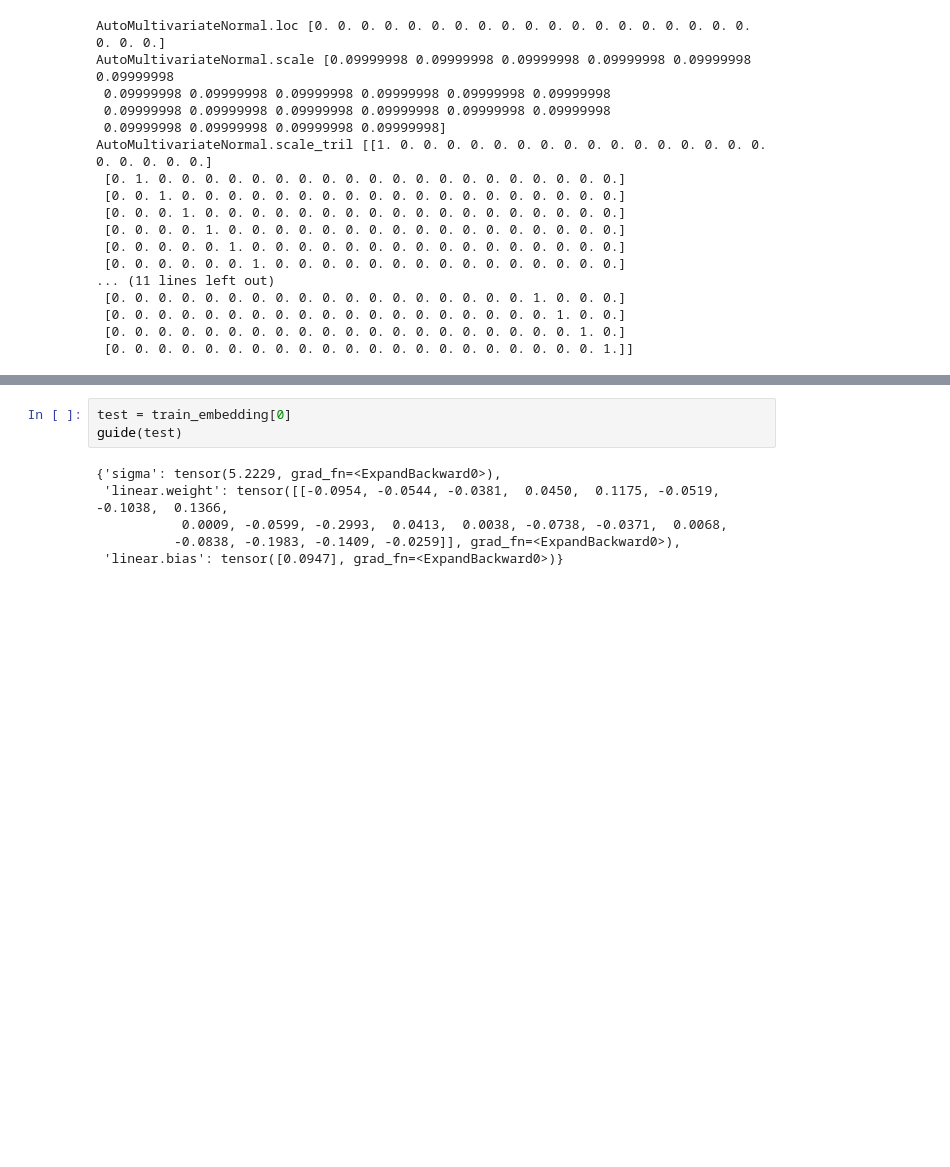
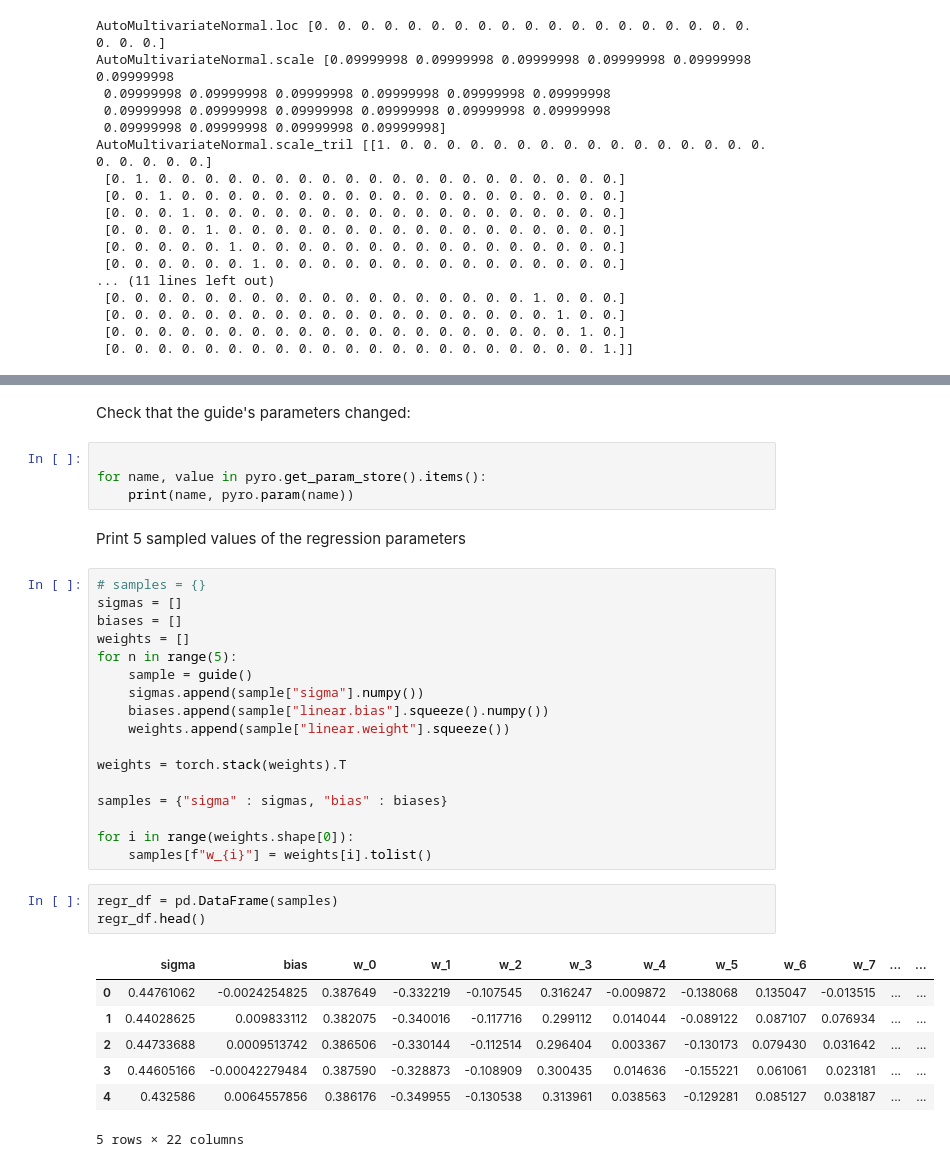
Before and after one commit to MicheleUIT/Probabilistic-load-forecasting-with-Reservoir-Computing, a Jupyter notebook: code/time_series_forecast.ipynb, the cells around one changed output, grey strips where cells are left out. Saved outputs shown, nothing was run; the diff lists cells and outputs as text; blank space fills up the shorter version.

```diff
--- a/code/time_series_forecast.ipynb
+++ b/code/time_series_forecast.ipynb
@@ -136,9 +151,36 @@ ValueError: at site "obs", invalid log_prob shape
-# %%
-test = train_embedding[0]
-guide(test)
-# %% [output]
-{'sigma': tensor(5.2229, grad_fn=<ExpandBackward0>),
- 'linear.weight': tensor([[-0.0954, -0.0544, -0.0381,  0.0450,  0.1175, -0.0519, -0.1038,  0.1366,
-           0.0009, -0.0599, -0.2993,  0.0413,  0.0038, -0.0738, -0.0371,  0.0068,
-          -0.0838, -0.1983, -0.1409, -0.0259]], grad_fn=<ExpandBackward0>),
- 'linear.bias': tensor([0.0947], grad_fn=<ExpandBackward0>)}
+# %% [markdown]
+Check that the guide's parameters changed:
+# %%
+
+for name, value in pyro.get_param_store().items():
+    print(name, pyro.param(name))
+# %% [markdown]
+Print 5 sampled values of the regression parameters
+# %%
+# samples = {}
+sigmas = []
+biases = []
+weights = []
+for n in range(5):
+    sample = guide()
+    sigmas.append(sample["sigma"].numpy())
+    biases.append(sample["linear.bias"].squeeze().numpy())
+    weights.append(sample["linear.weight"].squeeze())
+
+weights = torch.stack(weights).T
+
+samples = {"sigma" : sigmas, "bias" : biases}
+
+for i in range(weights.shape[0]):
+    samples[f"w_{i}"] = weights[i].tolist()
+# %%
+regr_df = pd.DataFrame(samples)
+regr_df.head()
+# %% [output]
+|  | sigma | bias | w_0 | w_1 | w_2 | w_3 | w_4 | w_5 | w_6 | w_7 | ... | ... |
+| 0 | 0.44761062 | -0.0024254825 | 0.387649 | -0.332219 | -0.107545 | 0.316247 | -0.009872 | -0.138068 | 0.135047 | -0.013515 | ... | ... |
+| 1 | 0.44028625 | 0.009833112 | 0.382075 | -0.340016 | -0.117716 | 0.299112 | 0.014044 | -0.089122 | 0.087107 | 0.076934 | ... | ... |
+| 2 | 0.44733688 | 0.0009513742 | 0.386506 | -0.330144 | -0.112514 | 0.296404 | 0.003367 | -0.130173 | 0.079430 | 0.031642 | ... | ... |
+| 3 | 0.44605166 | -0.00042279484 | 0.387590 | -0.328873 | -0.108909 | 0.300435 | 0.014636 | -0.155221 | 0.061061 | 0.023181 | ... | ... |
+| 4 | 0.432586 | 0.0064557856 | 0.386176 | -0.349955 | -0.130538 | 0.313961 | 0.038563 | -0.129281 | 0.085127 | 0.038187 | ... | ... |
+5 rows × 22 columns
```
Also changed, not shown: parts of 11 cells of this notebook.
